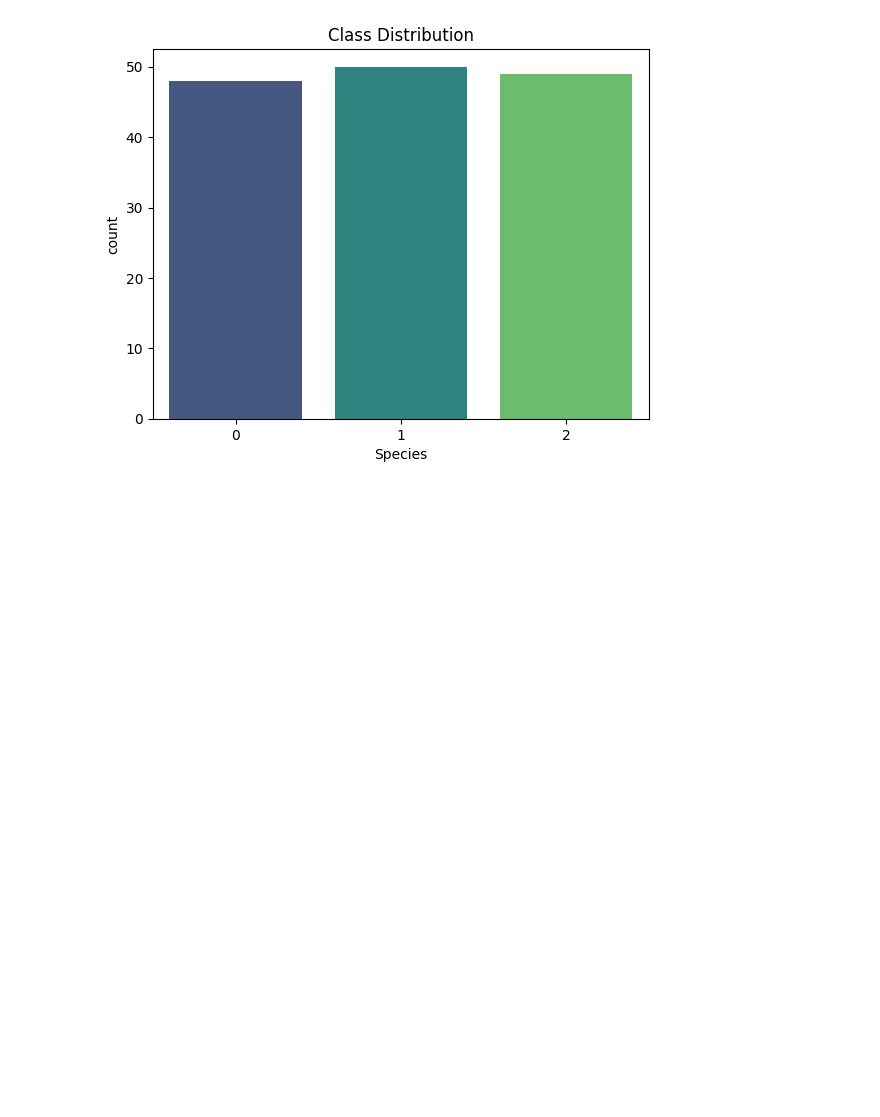
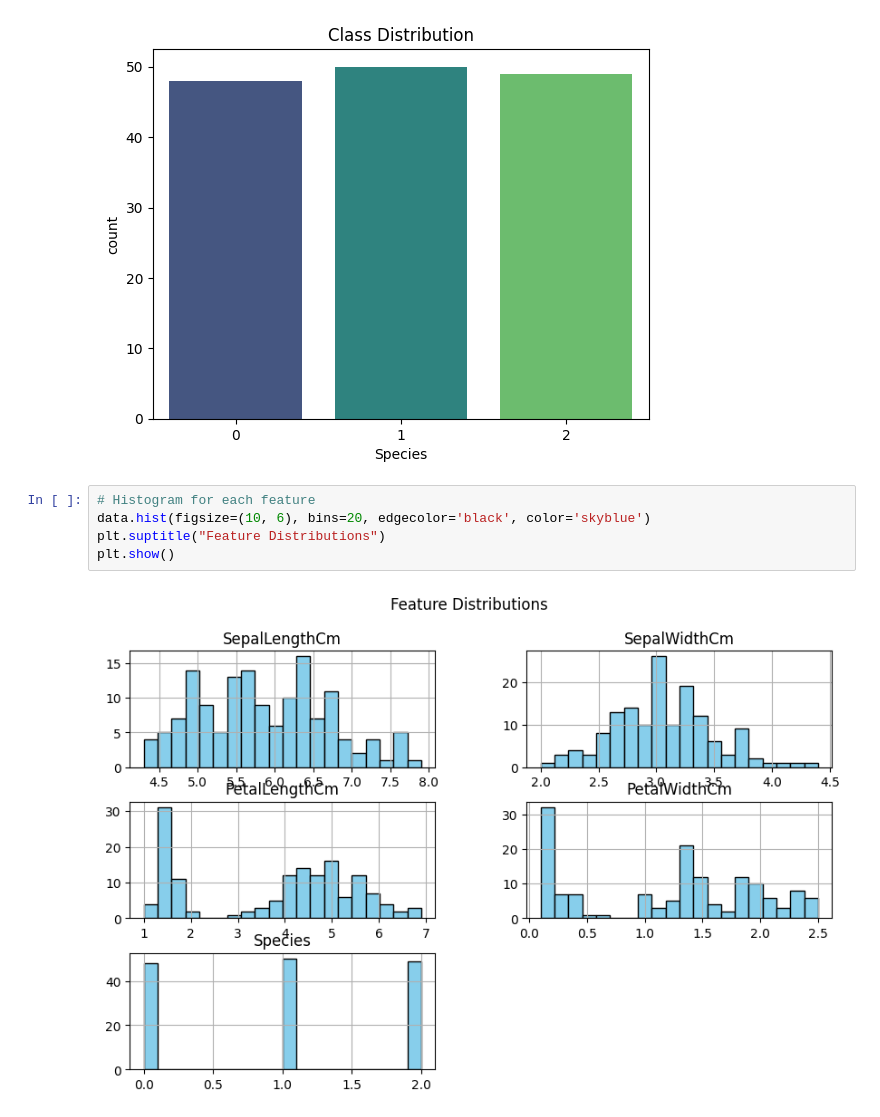
Before and after one commit to SiyumiJayawardhane/Iris_Flower_Classification_ML_Project, a Jupyter notebook: IFC_eda_analysis.ipynb, the cells around one changed output. Cells and saved outputs as stored; diff of their text form; blank space fills up the shorter version.

Commit message:
Histogram for each feature

```diff
--- a/IFC_eda_analysis.ipynb
+++ b/IFC_eda_analysis.ipynb
@@ -25,3 +25,10 @@ Passing `palette` without assigning `hue` is deprecated and will be removed in v
 
   sns.countplot(x=data['Species'], palette='viridis')
 [figure]
+# %%
+# Histogram for each feature
+data.hist(figsize=(10, 6), bins=20, edgecolor='black', color='skyblue')
+plt.suptitle("Feature Distributions")
+plt.show()
+# %% [output]
+[figure, added]
```
